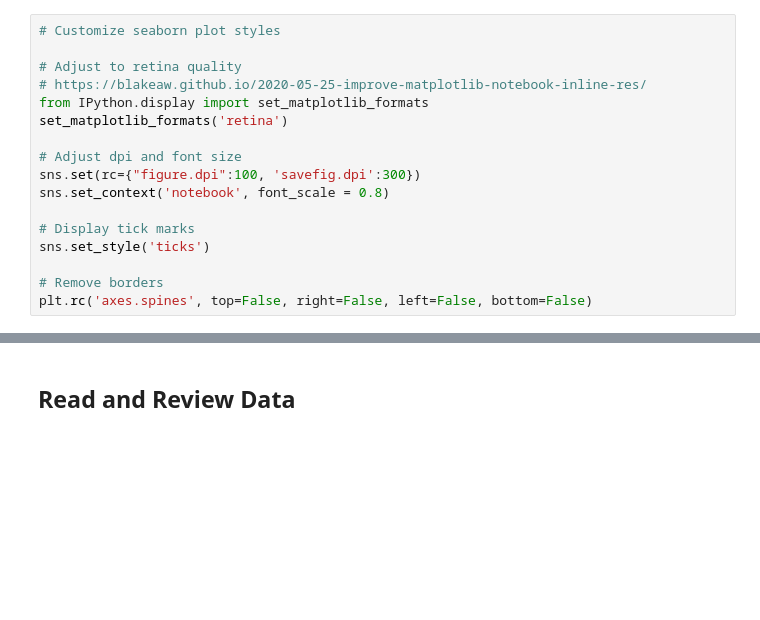
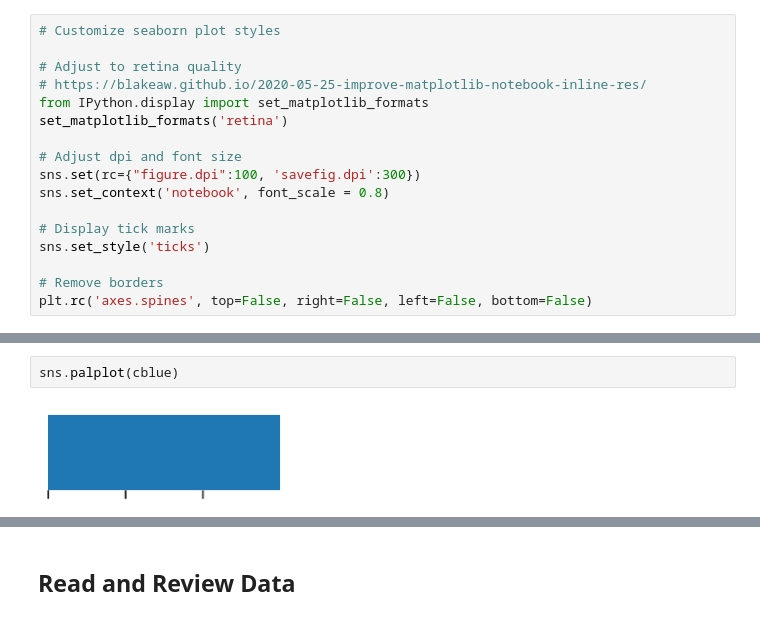
Before and after one commit to data-enhanced/Jupyter_Notebooks, a Jupyter notebook: Titanic_BinaryClassification_1_0.ipynb, the cells around one changed output, grey strips where cells are left out. Saved outputs shown, nothing was run; the diff lists cells and outputs as text; blank space fills up the shorter version.

```diff
--- a/Titanic_BinaryClassification_1_0.ipynb
+++ b/Titanic_BinaryClassification_1_0.ipynb
@@ -111,0 +119,4 @@ sns.palplot(cp2)
+# %%
+sns.palplot(cblue)
+# %% [output]
+[figure, added]
```
Also changed, not shown: parts of 22 cells of this notebook.
